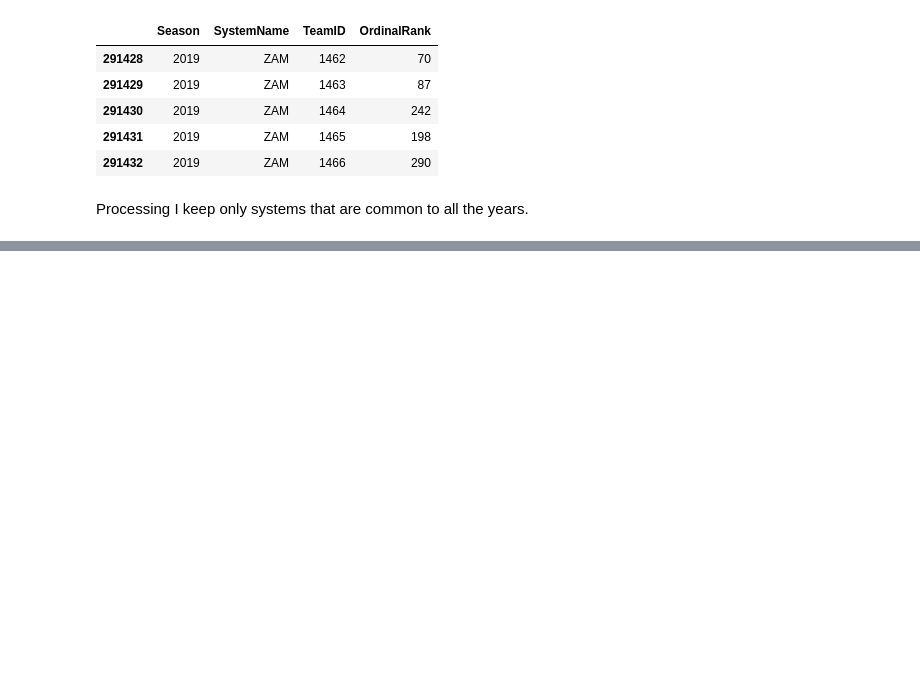
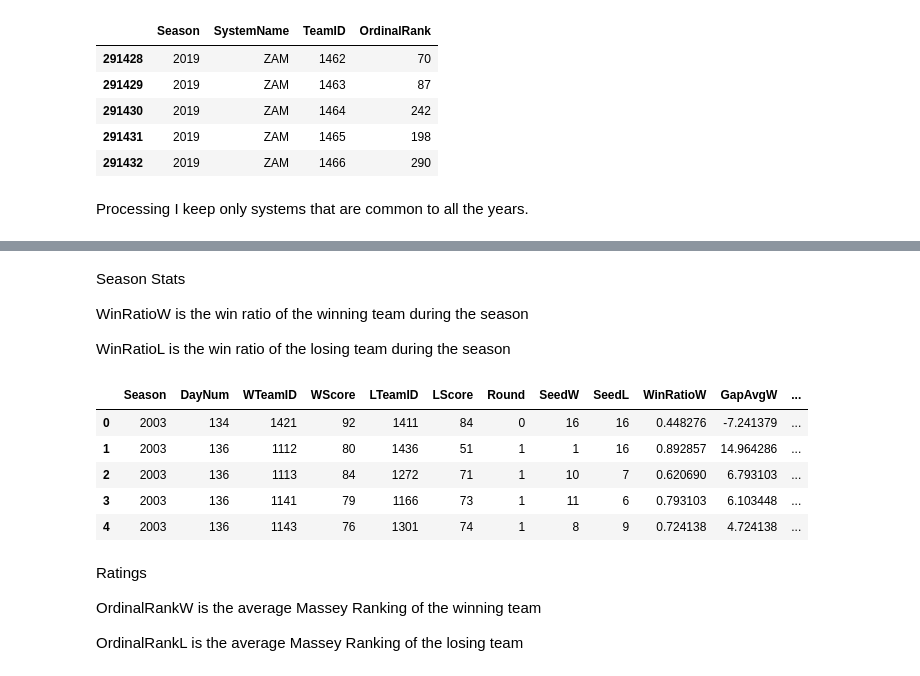
Before and after one commit to AbooNaziha/NCAAM-Competition, a Jupyter notebook: NCAAMM.ipynb, the cells around one changed output, grey strips where cells are left out. Cells and saved outputs as stored; diff of their text form; code cells hidden in the pictures; blank space fills up the shorter version.

```diff
--- a/NCAAMM.ipynb
+++ b/NCAAMM.ipynb
@@ -221,0 +297,6 @@ I keep only systems that are common to all the years.
+# %%
+def treat_seed(seed):
+    return int(re.sub("[^0-9]", "", seed))
+# %%
+df['SeedW'] = df['SeedW'].apply(treat_seed)
+df['SeedL'] = df['SeedL'].apply(treat_seed)
@@ -221,0 +312,51 @@ I keep only systems that are common to all the years.
+# %% [markdown]
+Season Stats
+
+WinRatioW is the win ratio of the winning team during the season
+
+WinRatioL is the win ratio of the losing team during the season
+# %%
+df = pd.merge(
+    df,
+    df_features_season,
+    how='left',
+    left_on=['Season', 'WTeamID'],
+    right_on=['Season', 'TeamID']
+).rename(columns={
+    'NumWins': 'NumWinsW',
+    'NumLosses': 'NumLossesW',
+    'GapWins': 'GapWinsW',
+    'GapLosses': 'GapLossesW',
+    'WinRatio': 'WinRatioW',
+    'GapAvg': 'GapAvgW',
+}).drop(columns='TeamID', axis=1)
+# %%
+df = pd.merge(
+    df,
+    df_features_season,
+    how='left',
+    left_on=['Season', 'LTeamID'],
+    right_on=['Season', 'TeamID']
+).rename(columns={
+    'NumWins': 'NumWinsL',
+    'NumLosses': 'NumLossesL',
+    'GapWins': 'GapWinsL',
+    'GapLosses': 'GapLossesL',
+    'WinRatio': 'WinRatioL',
+    'GapAvg': 'GapAvgL',
+}).drop(columns='TeamID', axis=1)
+# %%
+df.head()
+# %% [output]
+|  | Season | DayNum | WTeamID | WScore | LTeamID | LScore | Round | SeedW | SeedL | WinRatioW | GapAvgW | ... |
+| 0 | 2003 | 134 | 1421 | 92 | 1411 | 84 | 0 | 16 | 16 | 0.448276 | -7.241379 | ... |
+| 1 | 2003 | 136 | 1112 | 80 | 1436 | 51 | 1 | 1 | 16 | 0.892857 | 14.964286 | ... |
+| 2 | 2003 | 136 | 1113 | 84 | 1272 | 71 | 1 | 10 | 7 | 0.620690 | 6.793103 | ... |
+| 3 | 2003 | 136 | 1141 | 79 | 1166 | 73 | 1 | 11 | 6 | 0.793103 | 6.103448 | ... |
+| 4 | 2003 | 136 | 1143 | 76 | 1301 | 74 | 1 | 8 | 9 | 0.724138 | 4.724138 | ... |
+# %% [markdown]
+Ratings
+
+OrdinalRankW is the average Massey Ranking of the winning team
+
+OrdinalRankL is the average Massey Ranking of the losing team
```
Also changed, not shown: parts of 51 cells of this notebook, 1 other file.
